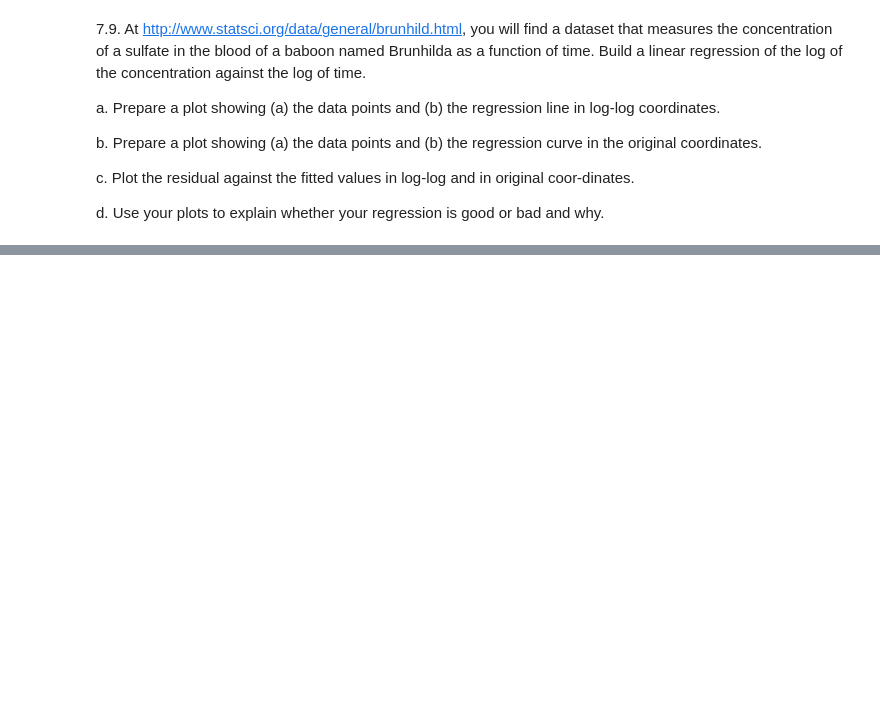
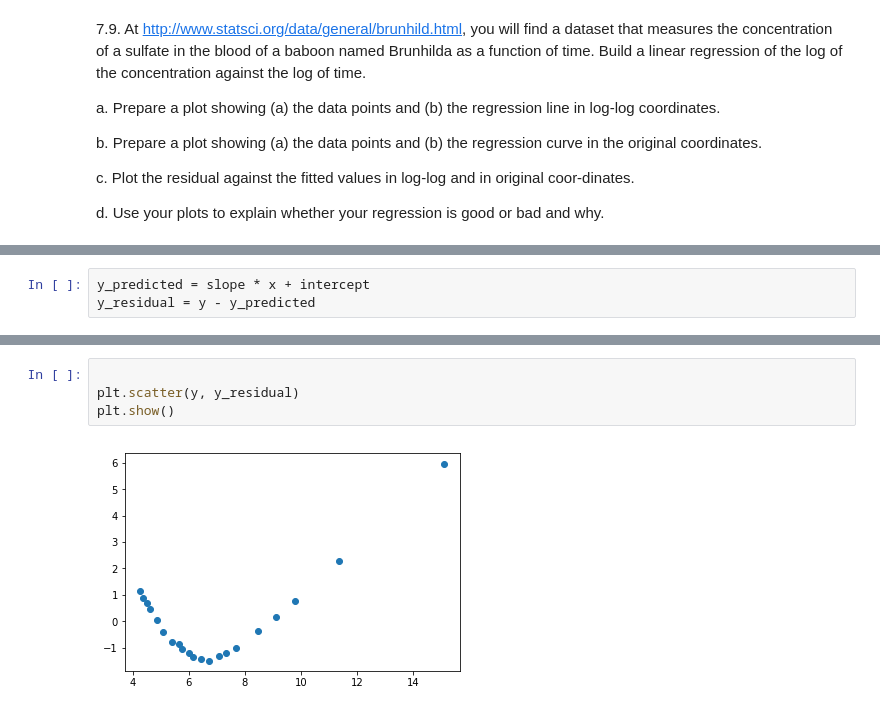
Before and after one commit to behroozmrd47/CS-498-AML-HW5, a Jupyter notebook: 7.9.ipynb, the cells around one changed output, grey strips where cells are left out. Drawn from its saved outputs; the diff is of its cells as text; blank space fills up the shorter version.

```diff
--- a/7.9.ipynb
+++ b/7.9.ipynb
@@ -42,0 +48,3 @@ plt.show()
+# %%
+y_predicted = slope * x + intercept
+y_residual = y - y_predicted
@@ -42,0 +56,6 @@ plt.show()
+# %%
+
+plt.scatter(y, y_residual)
+plt.show()
+# %% [output]
+[figure, added]
```
Also changed, not shown: parts of 6 cells of this notebook.
